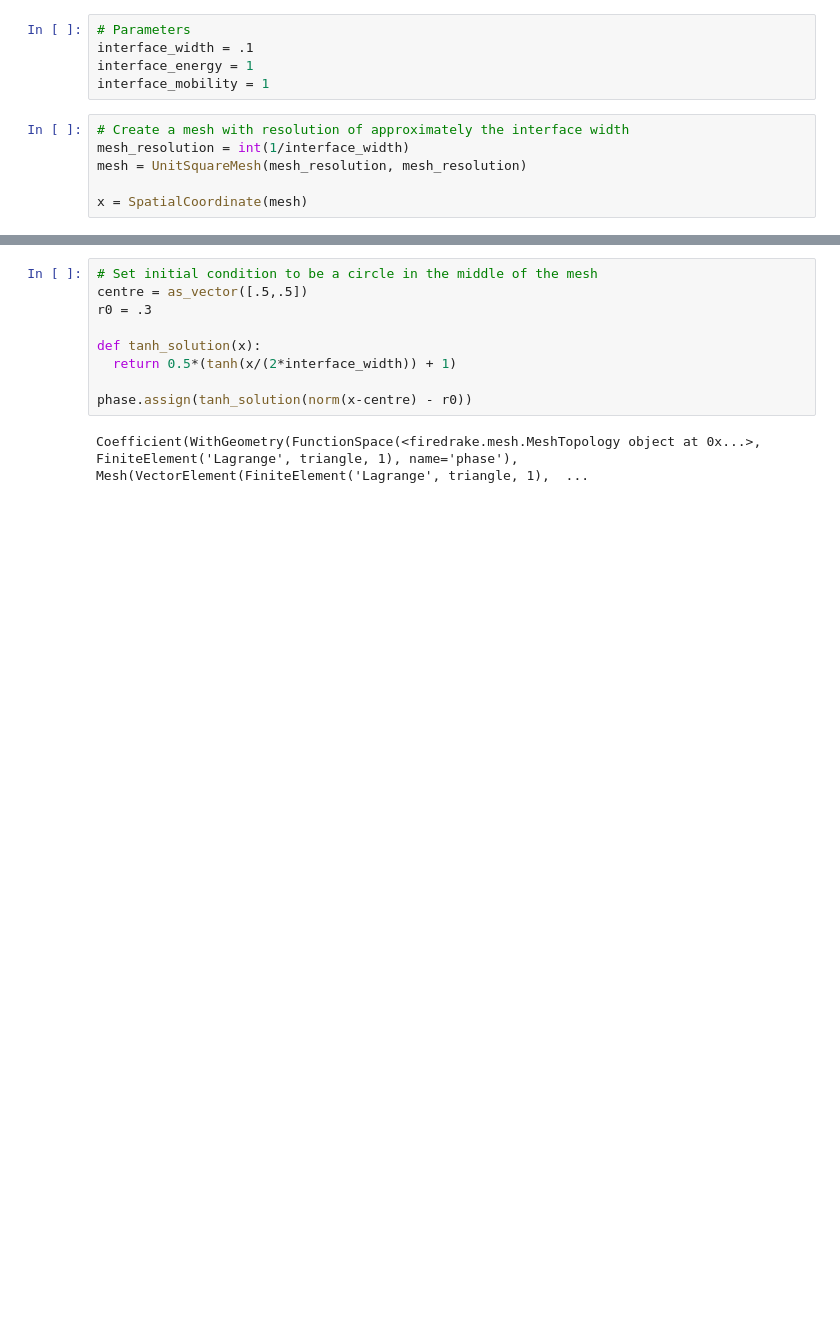
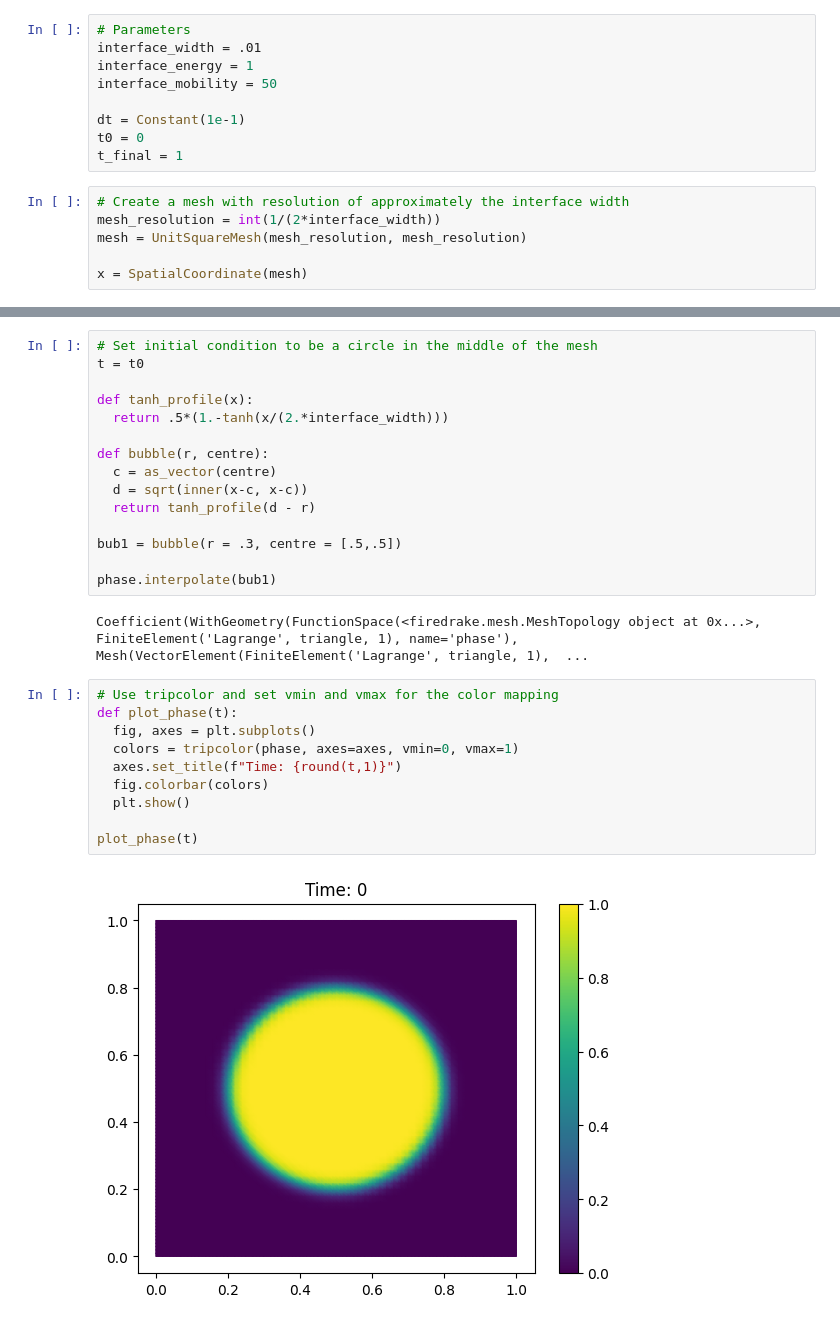
Before and after one commit to mwelland/Wyrm, a Jupyter notebook: demos/Allen_Cahn.ipynb, the cells around one changed output, grey strips where cells are left out. Saved outputs shown, nothing was run; the diff lists cells and outputs as text; blank space fills up the shorter version.

```diff
--- a/demos/Allen_Cahn.ipynb
+++ b/demos/Allen_Cahn.ipynb
@@ -12,11 +34,15 @@ except ImportError:
 # %%
 # Parameters
-interface_width = .1
+interface_width = .01
 interface_energy = 1
-interface_mobility = 1
+interface_mobility = 50
+
+dt = Constant(1e-1)
+t0 = 0
+t_final = 1
 # %%
 # Create a mesh with resolution of approximately the interface width
-mesh_resolution = int(1/interface_width)
+mesh_resolution = int(1/(2*interface_width))
 mesh = UnitSquareMesh(mesh_resolution, mesh_resolution)
 
 x = SpatialCoordinate(mesh)
@@ -37,11 +71,29 @@ F_phase_interface = -interface_mobility*driving_force*dx
 # %%
 # Set initial condition to be a circle in the middle of the mesh
-centre = as_vector([.5,.5])
-r0 = .3
+t = t0
 
-def tanh_solution(x):
-  return 0.5*(tanh(x/(2*interface_width)) + 1)
+def tanh_profile(x):
+  return .5*(1.-tanh(x/(2.*interface_width)))
 
-phase.assign(tanh_solution(norm(x-centre) - r0))
+def bubble(r, centre):
+  c = as_vector(centre)
+  d = sqrt(inner(x-c, x-c))
+  return tanh_profile(d - r)
+
+bub1 = bubble(r = .3, centre = [.5,.5])
+
+phase.interpolate(bub1)
 # %% [output]
 Coefficient(WithGeometry(FunctionSpace(<firedrake.mesh.MeshTopology object at 0x...>, FiniteElement('Lagrange', triangle, 1), name='phase'), Mesh(VectorElement(FiniteElement('Lagrange', triangle, 1),  ...
+# %%
+# Use tripcolor and set vmin and vmax for the color mapping
+def plot_phase(t):
+  fig, axes = plt.subplots()
+  colors = tripcolor(phase, axes=axes, vmin=0, vmax=1)
+  axes.set_title(f"Time: {round(t,1)}")
+  fig.colorbar(colors)
+  plt.show()
+
+plot_phase(t)
+# %% [output]
+[figure, added]
```
Also changed, not shown: parts of 5 cells of this notebook.
